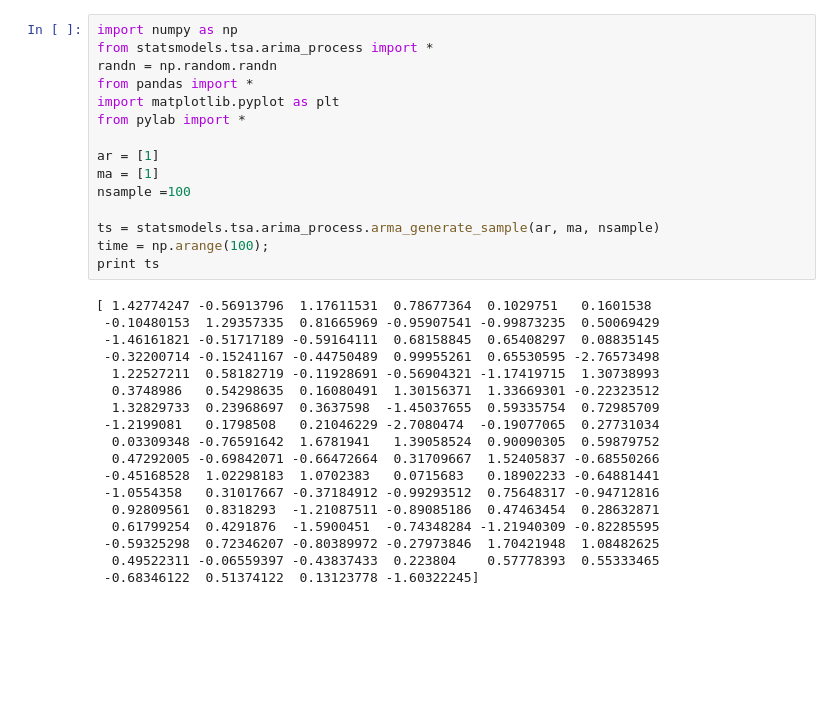
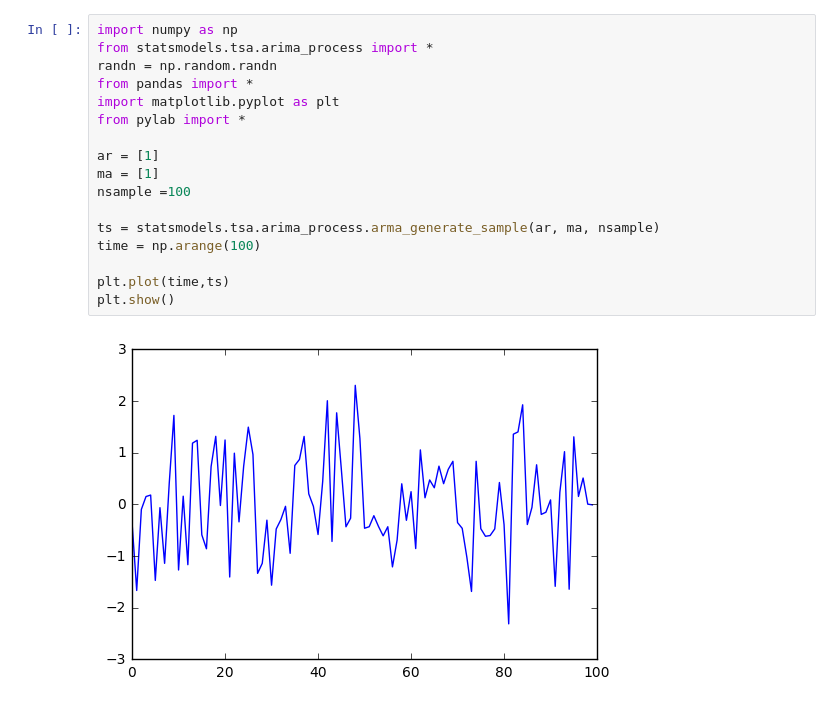
Before and after one commit to harusametime/Seminar, a Jupyter notebook: Autoregressive.ipynb, the cells around one changed output. Saved outputs shown, nothing was run; the diff lists cells and outputs as text; blank space fills up the shorter version.

```diff
--- a/Autoregressive.ipynb
+++ b/Autoregressive.ipynb
@@ -1,33 +1,19 @@
 # %%
 import numpy as np
 from statsmodels.tsa.arima_process import *
 randn = np.random.randn
 from pandas import *
 import matplotlib.pyplot as plt
 from pylab import *
 
 ar = [1]
 ma = [1]
 nsample =100
 
 ts = statsmodels.tsa.arima_process.arma_generate_sample(ar, ma, nsample)
-time = np.arange(100);
-print ts
+time = np.arange(100)
+
+plt.plot(time,ts)
+plt.show()
 # %% [output]
-[ 1.42774247 -0.56913796  1.17611531  0.78677364  0.1029751   0.1601538
- -0.10480153  1.29357335  0.81665969 -0.95907541 -0.99873235  0.50069429
- -1.46161821 -0.51717189 -0.59164111  0.68158845  0.65408297  0.08835145
- -0.32200714 -0.15241167 -0.44750489  0.99955261  0.65530595 -2.76573498
-  1.22527211  0.58182719 -0.11928691 -0.56904321 -1.17419715  1.30738993
-  0.3748986   0.54298635  0.16080491  1.30156371  1.33669301 -0.22323512
-  1.32829733  0.23968697  0.3637598  -1.45037655  0.59335754  0.72985709
- -1.2199081   0.1798508   0.21046229 -2.7080474  -0.19077065  0.27731034
-  0.03309348 -0.76591642  1.6781941   1.39058524  0.90090305  0.59879752
-  0.47292005 -0.69842071 -0.66472664  0.31709667  1.52405837 -0.68550266
- -0.45168528  1.02298183  1.0702383   0.0715683   0.18902233 -0.64881441
- -1.0554358   0.31017667 -0.37184912 -0.99293512  0.75648317 -0.94712816
-  0.92809561  0.8318293  -1.21087511 -0.89085186  0.47463454  0.28632871
-  0.61799254  0.4291876  -1.5900451  -0.74348284 -1.21940309 -0.82285595
- -0.59325298  0.72346207 -0.80389972 -0.27973846  1.70421948  1.08482625
-  0.49522311 -0.06559397 -0.43837433  0.223804    0.57778393  0.55333465
- -0.68346122  0.51374122  0.13123778 -1.60322245]
+[figure, added]
```
Also changed, not shown: parts of 1 cell of this notebook.
